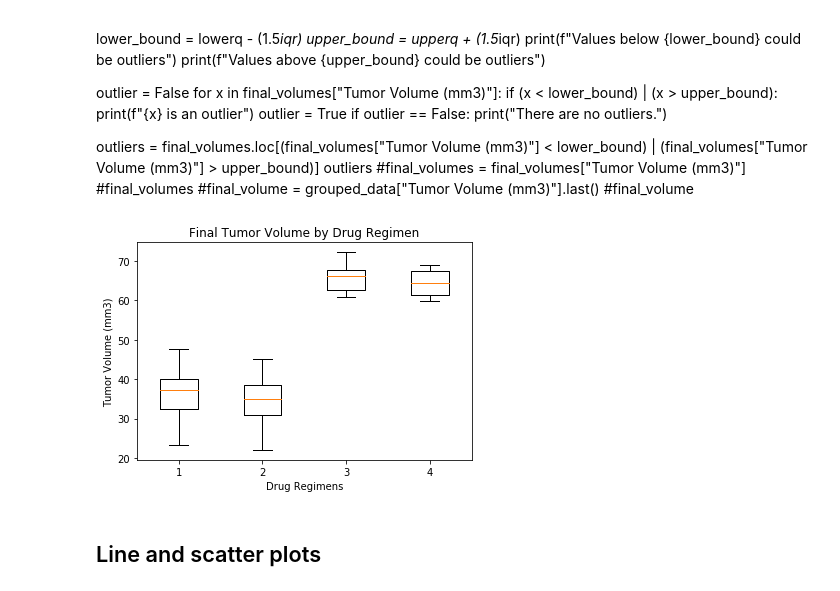
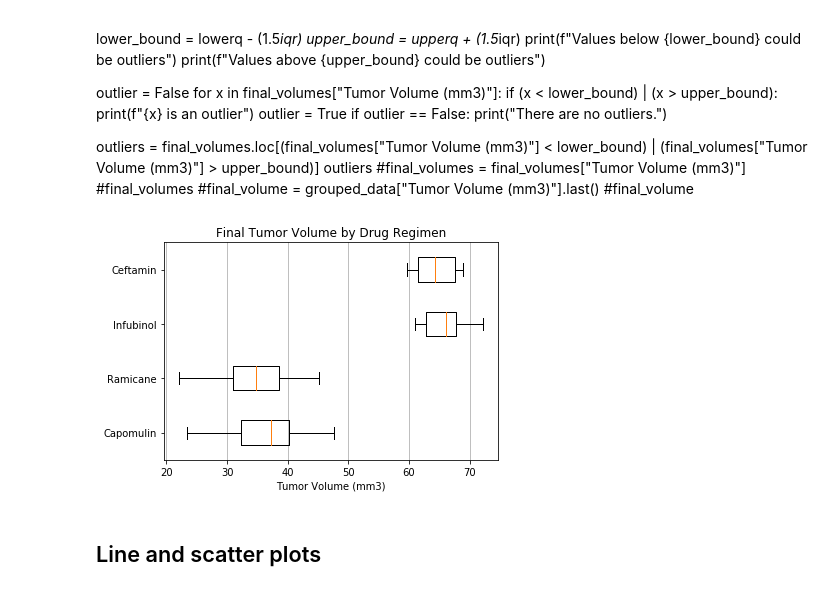
Before and after one commit to BenSnyder90/matplotlib-challenge, a Jupyter notebook: Pymaceuticals/pymaceuticals_starter.ipynb, the cells around one changed output. Cells and saved outputs as stored; diff of their text form; code cells hidden in the pictures.

Commit message:
Touched up box plots

```diff
--- a/Pymaceuticals/pymaceuticals_starter.ipynb
+++ b/Pymaceuticals/pymaceuticals_starter.ipynb
@@ -299,19 +299,21 @@ outliers
 # %%
 # Generate a box plot of the final tumor volume of each mouse across four regimens of interest
 #Add labels to box plot
 vols_cap = fin_capomulin_data["Tumor Volume (mm3)"]
 vols_ram = fin_ramicane_data["Tumor Volume (mm3)"]
 vols_inf = fin_infubinol_data["Tumor Volume (mm3)"]
 vols_cef = fin_ceftamin_data["Tumor Volume (mm3)"]
-#x_axis = ["Capomulin","Ramicane","Infubinol","Ceftamin"]
+
+plt.boxplot([vols_cap, vols_ram,vols_inf,vols_cef],vert=False)
+
 plt.title("Final Tumor Volume by Drug Regimen")
-plt.ylabel("Tumor Volume (mm3)")
-plt.xlabel("Drug Regimens")
-#plt.xticks(np.arange(len(x_axis),x_axis))
-plt.boxplot([vols_cap, vols_ram,vols_inf,vols_cef],showfliers = True)
+plt.xlabel("Tumor Volume (mm3)")
+plt.yticks([1,2,3,4],["Capomulin","Ramicane","Infubinol","Ceftamin"])
+plt.grid(axis="x",linestyle="-",which="both")
+
 plt.show()
 # %% [output]
-[figure, old version]
+[figure, new version]
 # %% [markdown]
 ## Line and scatter plots
 # %%
```
Also changed, not shown: parts of 2 cells of this notebook.
